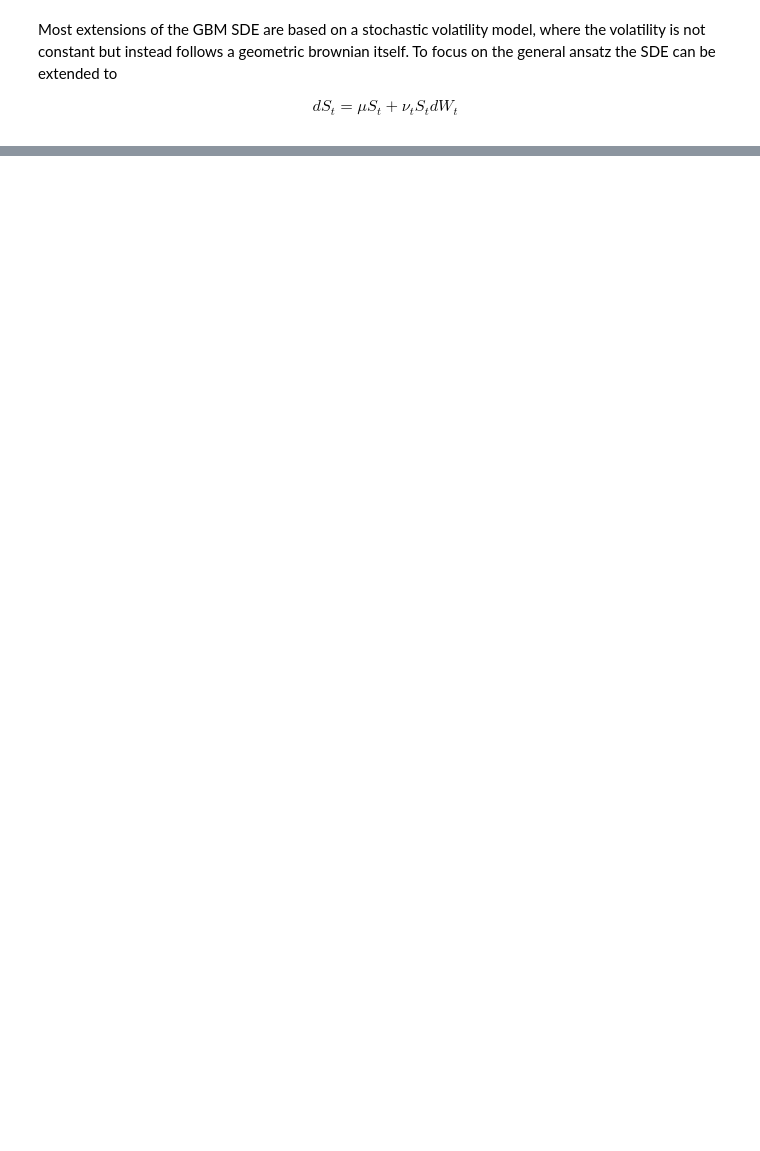
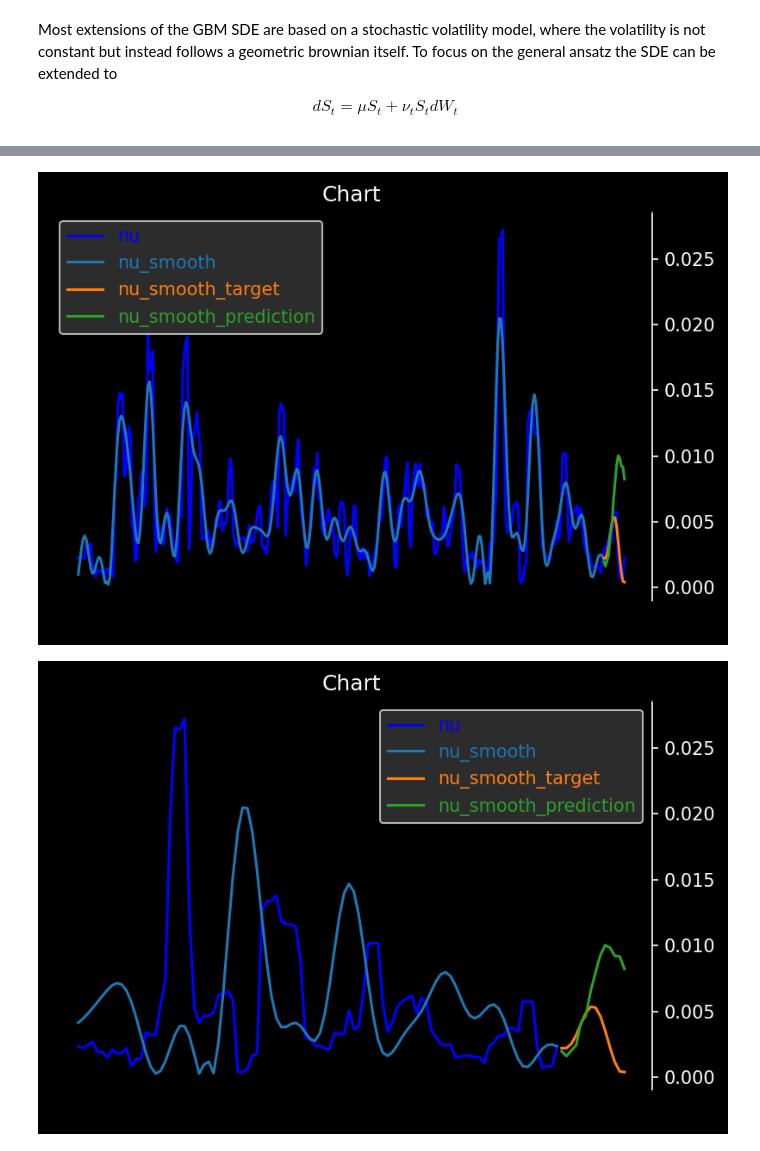
Before and after one commit to B0-B/chartPeer-trading, a Jupyter notebook: ChartPeer-SDK/stochastic_volatility.ipynb, the cells around one changed output, grey strips where cells are left out. Saved outputs shown, nothing was run; the diff lists cells and outputs as text; code cells hidden in the pictures; blank space fills up the shorter version.

```diff
--- a/ChartPeer-SDK/stochastic_volatility.ipynb
+++ b/ChartPeer-SDK/stochastic_volatility.ipynb
@@ -411,0 +351,29 @@ AttributeError: module 'urllib' has no attribute 'urlencode'
+# %%
+# try to predict from nu_smooth
+from chartpeer.extrapolate import lstm
+
+
+feature_length = 14
+nu_smooth_input = nu_smooth[:-feature_length]
+nu_smooth_target = nu_smooth[-feature_length:]
+
+predictor = lstm(sequence_length=60, feature_length=feature_length, epochs=10, batch_size=1)
+result = predictor.predict(nu_smooth_input)
+prediction = result['prediction']
+
+plot.chart(nu, 'nu', overlays={
+    'nu_smooth': nu_smooth_input
+}, predictionSets={
+    'nu_smooth_target': nu_smooth_target,
+    'nu_smooth_prediction': prediction,
+    'nu_smooth_target': nu_smooth_target
+})
+
+plot.chart(nu[-100:], 'nu', overlays={
+    'nu_smooth': nu_smooth_input[-100:]
+}, predictionSets={
+    'nu_smooth_target': nu_smooth_target,
+    'nu_smooth_prediction': prediction,
+    'nu_smooth_target': nu_smooth_target
+})
+# %% [output]
@@ -411,0 +397,2 @@ AttributeError: module 'urllib' has no attribute 'urlencode'
+[figure, added]
+[figure, added]
```
Also changed, not shown: parts of 22 cells of this notebook, 7 other files.
